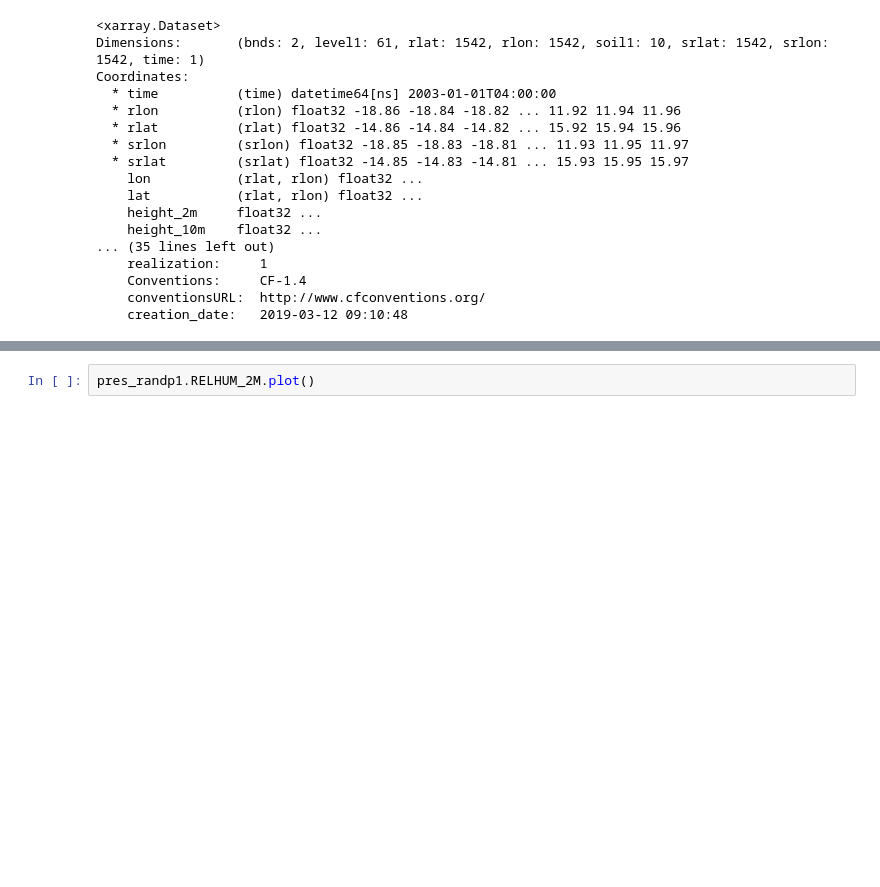
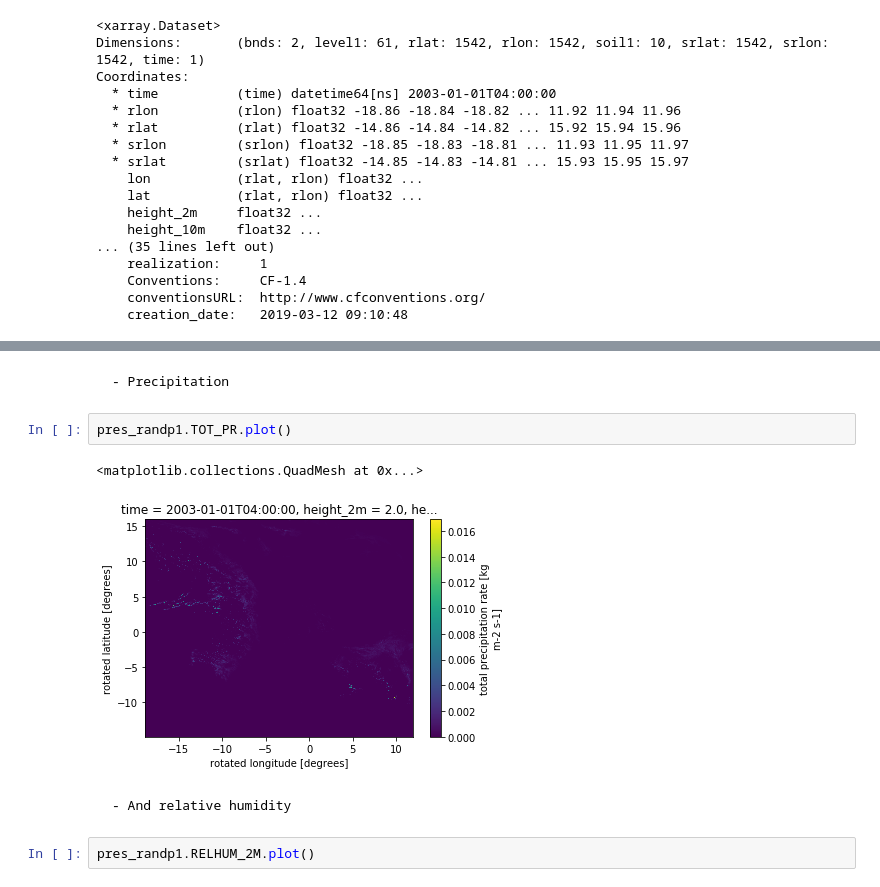
Before and after one commit to LeoMicollet/Downscaling_CM, a Jupyter notebook: dev/Xarray_intro.ipynb, the cells around one changed output, grey strips where cells are left out. Drawn from its saved outputs; the diff is of its cells as text; blank space fills up the shorter version.

```diff
--- a/dev/Xarray_intro.ipynb
+++ b/dev/Xarray_intro.ipynb
@@ -176,3 +185,12 @@ Coordinates:
+# %% [markdown]
+    - Precipitation
+# %%
+pres_randp1.TOT_PR.plot()
+# %% [output]
+<matplotlib.collections.QuadMesh at 0x...>
+[figure, added]
+# %% [markdown]
+    - And relative humidity
 # %%
 pres_randp1.RELHUM_2M.plot()
 # %% [output]
```
Also changed, not shown: parts of 8 cells of this notebook.
